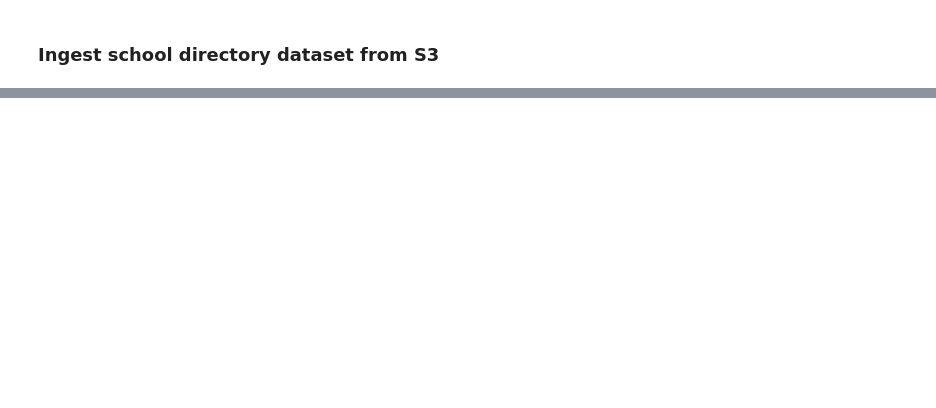
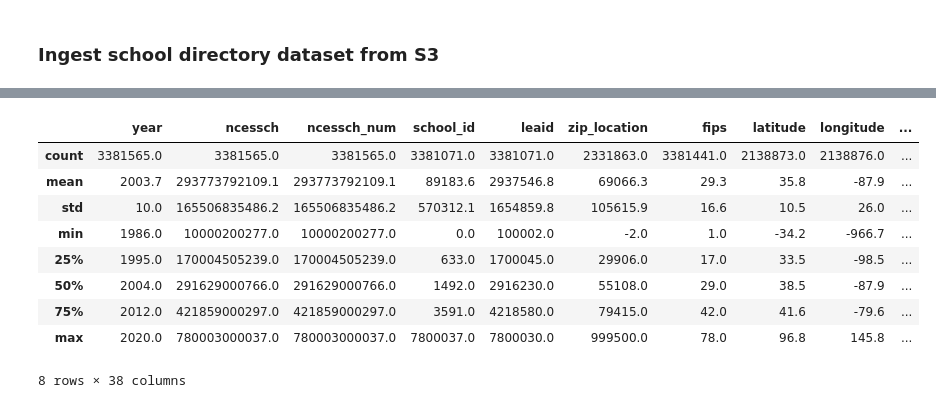
Before and after one commit to georgetown-analytics/student-outcomes, a Jupyter notebook: notebooks/EDA_school_directory.ipynb, the cells around one changed output, grey strips where cells are left out. Cells and saved outputs as stored; diff of their text form; code cells hidden in the pictures; blank space fills up the shorter version.

```diff
--- a/notebooks/EDA_school_directory.ipynb
+++ b/notebooks/EDA_school_directory.ipynb
@@ -39,0 +60,14 @@ df0.shape, df0.head()
+# %%
+pd.options.display.float_format = '{:.1f}'.format
+df0.describe()
+# %% [output]
+|  | year | ncessch | ncessch_num | school_id | leaid | zip_location | fips | latitude | longitude | ... |
+| count | 3381565.0 | 3381565.0 | 3381565.0 | 3381071.0 | 3381071.0 | 2331863.0 | 3381441.0 | 2138873.0 | 2138876.0 | ... |
+| mean | 2003.7 | 293773792109.1 | 293773792109.1 | 89183.6 | 2937546.8 | 69066.3 | 29.3 | 35.8 | -87.9 | ... |
+| std | 10.0 | 165506835486.2 | 165506835486.2 | 570312.1 | 1654859.8 | 105615.9 | 16.6 | 10.5 | 26.0 | ... |
+| min | 1986.0 | 10000200277.0 | 10000200277.0 | 0.0 | 100002.0 | -2.0 | 1.0 | -34.2 | -966.7 | ... |
+| 25% | 1995.0 | 170004505239.0 | 170004505239.0 | 633.0 | 1700045.0 | 29906.0 | 17.0 | 33.5 | -98.5 | ... |
+| 50% | 2004.0 | 291629000766.0 | 291629000766.0 | 1492.0 | 2916230.0 | 55108.0 | 29.0 | 38.5 | -87.9 | ... |
+| 75% | 2012.0 | 421859000297.0 | 421859000297.0 | 3591.0 | 4218580.0 | 79415.0 | 42.0 | 41.6 | -79.6 | ... |
+| max | 2020.0 | 780003000037.0 | 780003000037.0 | 7800037.0 | 7800030.0 | 999500.0 | 78.0 | 96.8 | 145.8 | ... |
+8 rows × 38 columns
```
Also changed, not shown: parts of 8 cells of this notebook.
